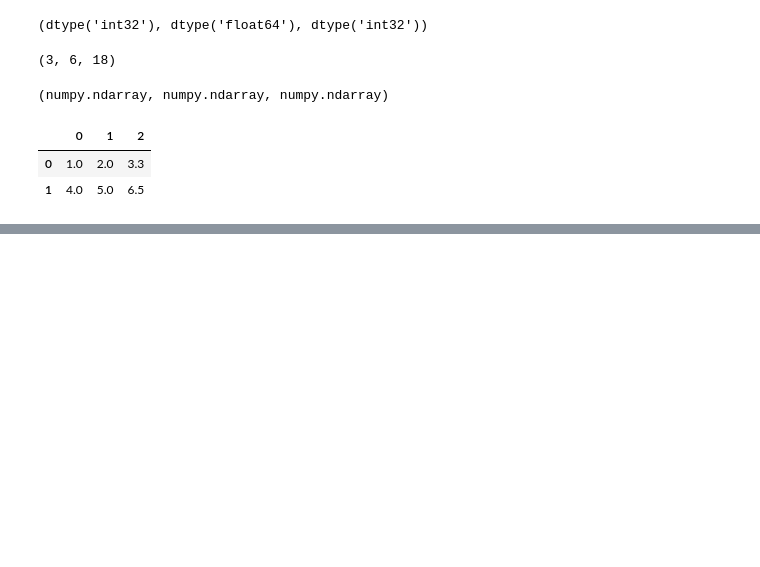
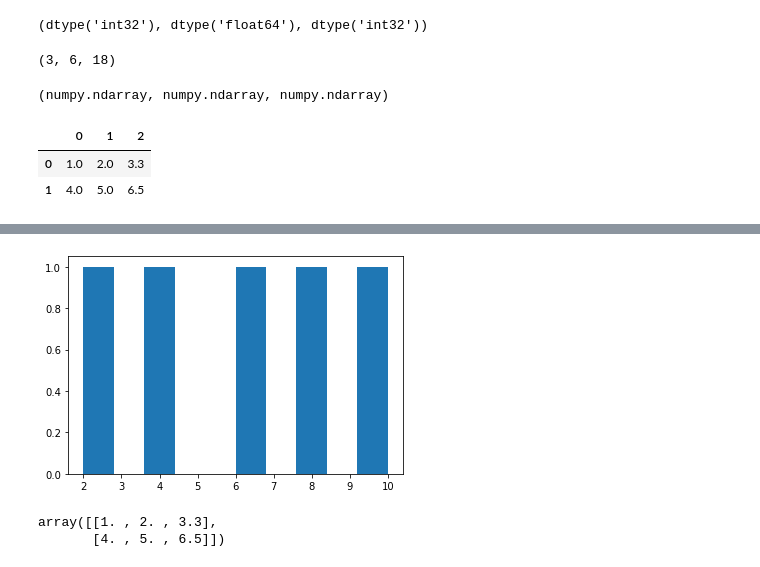
Before and after one commit to JavierMedel/ZM-Machine-Learning, a Jupyter notebook: Section-02-data-science-and-ml-tools/004-introduction-to-numpy.ipynb, the cells around one changed output, grey strips where cells are left out. Saved outputs shown, nothing was run; the diff lists cells and outputs as text; code cells hidden in the pictures; blank space fills up the shorter version.

```diff
--- a/Section-02-data-science-and-ml-tools/004-introduction-to-numpy.ipynb
+++ b/Section-02-data-science-and-ml-tools/004-introduction-to-numpy.ipynb
@@ -81,0 +475,12 @@ df
+# %%
+plt.hist(low_var_array)
+plt.show()
+# %% [output]
+[figure, added]
+# %%
+## Reshaping & Transposing
+
+a2
+# %% [output]
+array([[1. , 2. , 3.3],
+       [4. , 5. , 6.5]])
```
Also changed, not shown: parts of 127 cells of this notebook, 5 other files.
